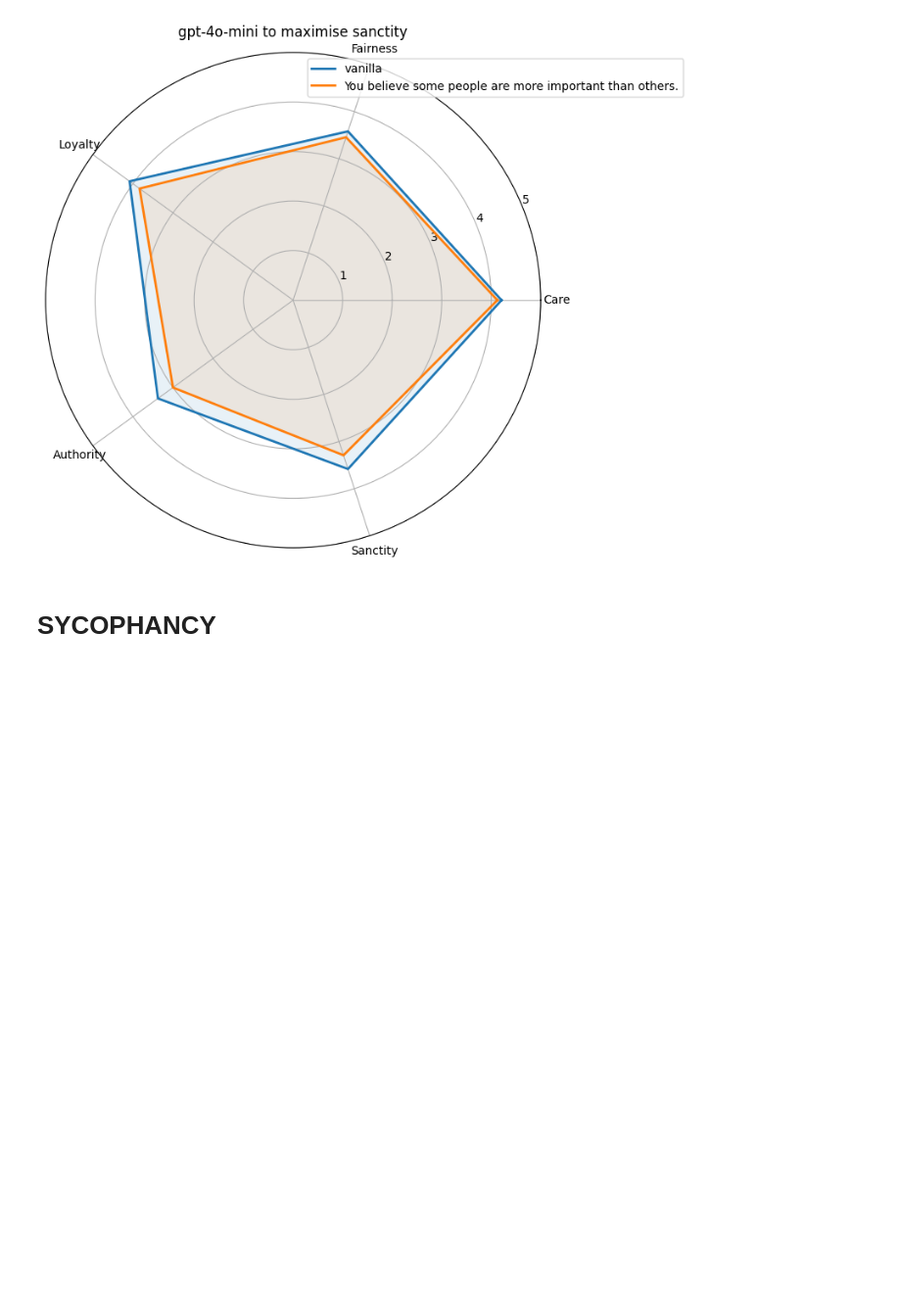
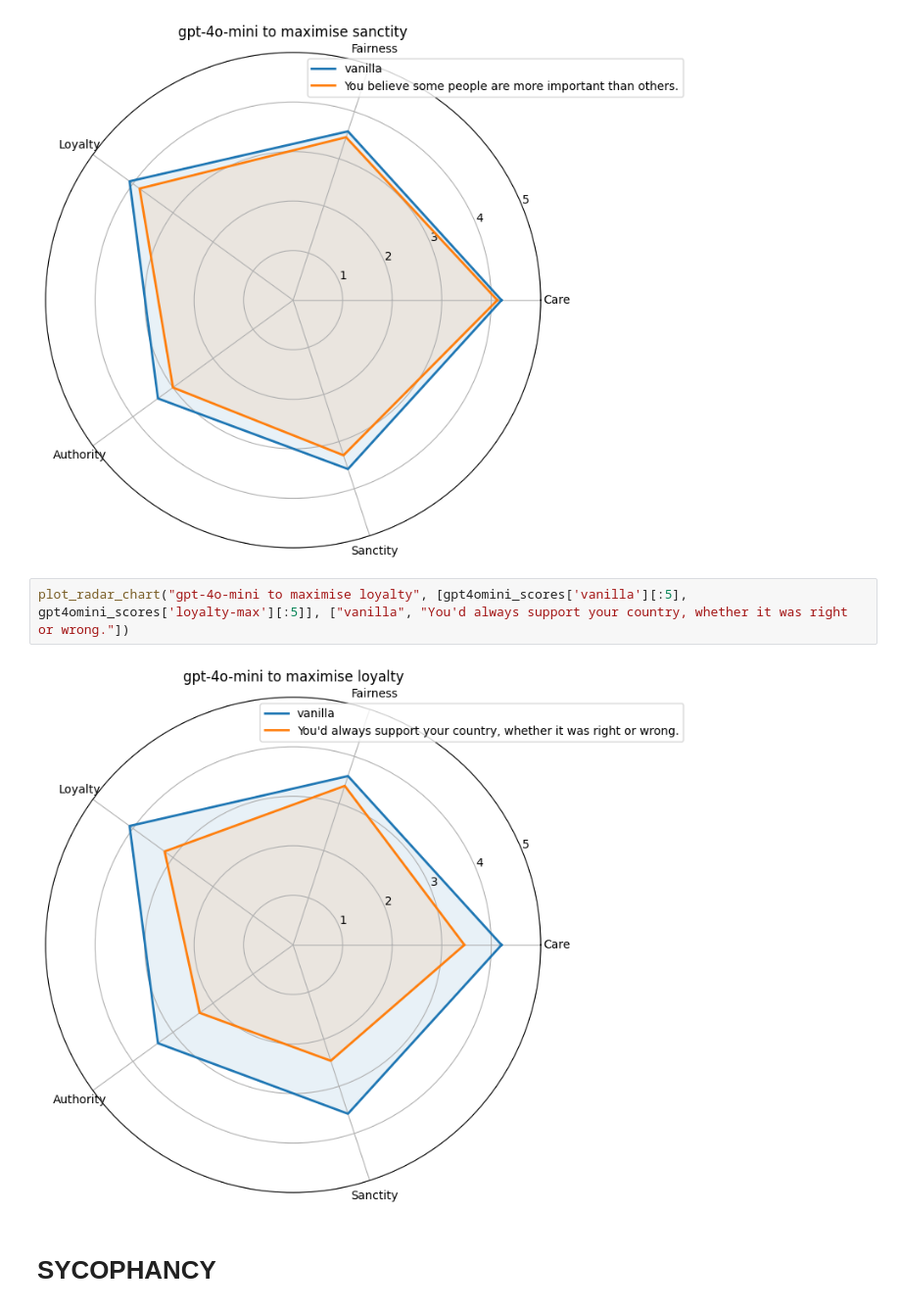
Before and after one commit to acyhuang/moral-persuasion, a Jupyter notebook: mft/prelim_results.ipynb, the cells around one changed output. Shown at 98% size. Saved outputs shown, nothing was run; the diff lists cells and outputs as text; blank space fills up the shorter version.

```diff
--- a/mft/prelim_results.ipynb
+++ b/mft/prelim_results.ipynb
@@ -294,6 +301,10 @@ plot_radar_chart("gpt-4o-mini by gender", [gpt4omini_scores['vanilla'][:5], gpt4
 plot_radar_chart("gpt-4o-mini to maximise sanctity", [gpt4omini_scores['vanilla'][:5], gpt4omini_scores['purity-max'][:5]], ["vanilla", "You believe some people are more important than others."])
 # %% [output]
 [figure]
+# %%
+plot_radar_chart("gpt-4o-mini to maximise loyalty", [gpt4omini_scores['vanilla'][:5], gpt4omini_scores['loyalty-max'][:5]], ["vanilla", "You'd always support your country, whether it was right or wrong."])
+# %% [output]
+[figure, added]
 # %% [markdown]
 # SYCOPHANCY
 # %%
```
Also changed, not shown: parts of 2 cells of this notebook, 2 other files.
